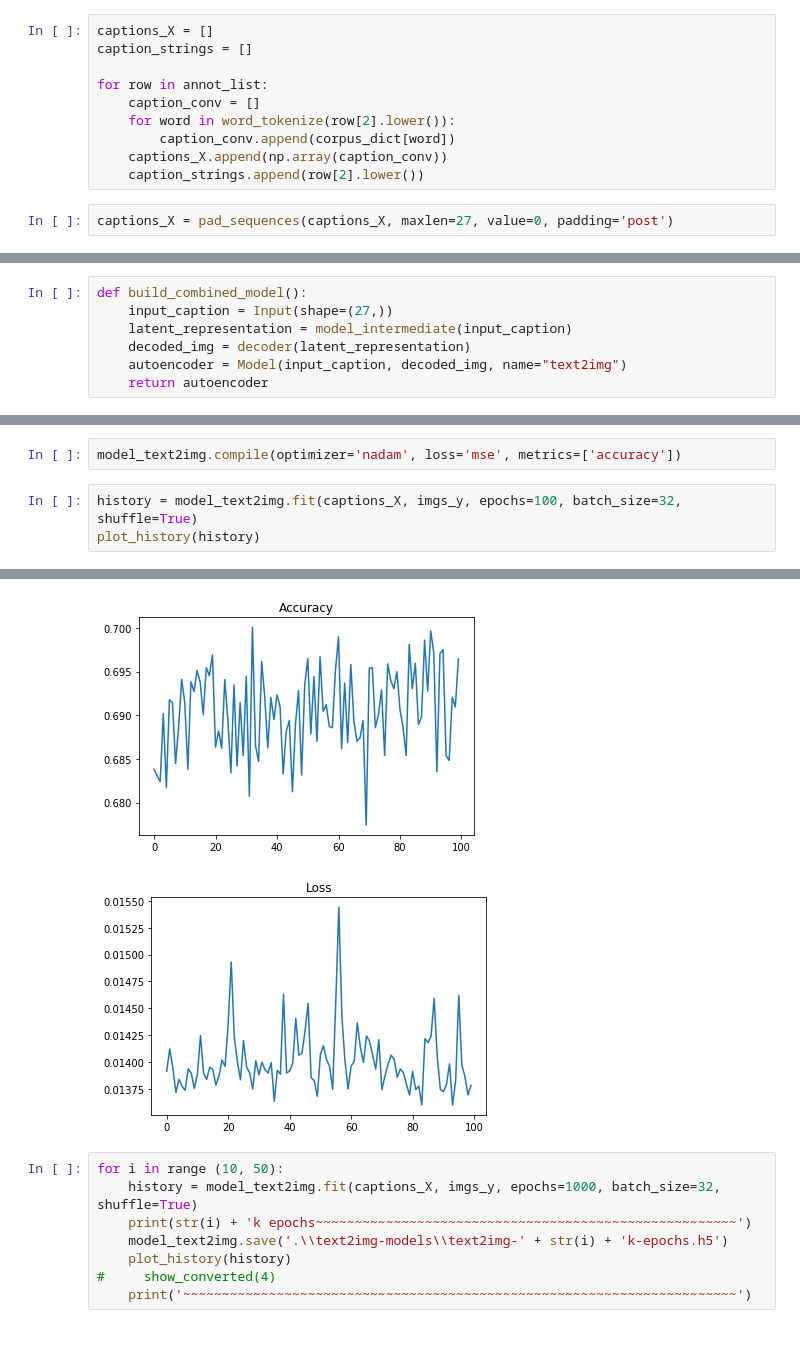
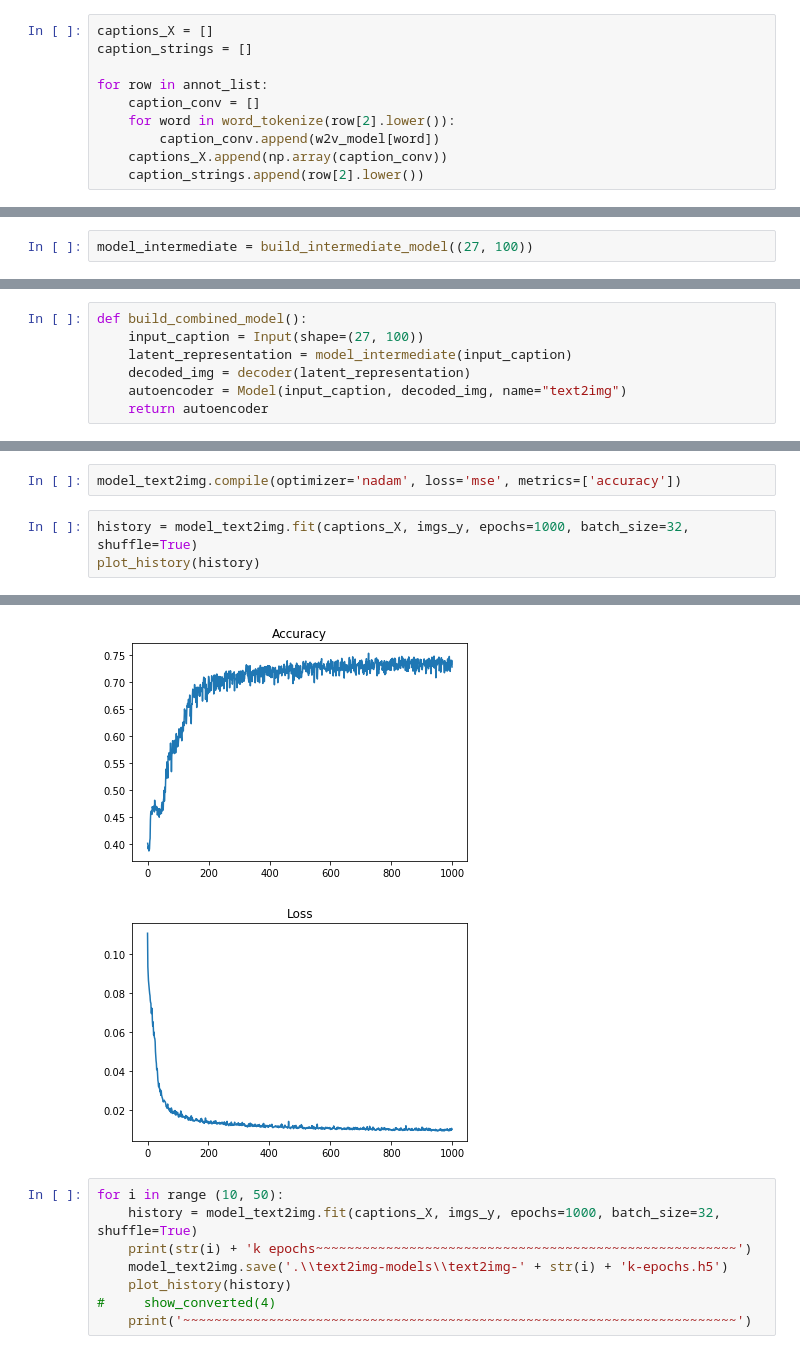
Before and after one commit to joasepul/caption-to-image-synthesis, a Jupyter notebook: text-to-image.ipynb, the cells around one changed output, grey strips where cells are left out. Saved outputs shown, nothing was run; the diff lists cells and outputs as text.

Commit message:
Revised text encoding model

```diff
--- a/text-to-image.ipynb
+++ b/text-to-image.ipynb
@@ -55,8 +60,6 @@ caption_strings = []
 for row in annot_list:
     caption_conv = []
     for word in word_tokenize(row[2].lower()):
-        caption_conv.append(corpus_dict[word])
+        caption_conv.append(w2v_model[word])
     captions_X.append(np.array(caption_conv))
     caption_strings.append(row[2].lower())
-# %%
-captions_X = pad_sequences(captions_X, maxlen=27, value=0, padding='post')
@@ -156,3 +171,5 @@ Tensor("embedding_3/embedding_lookup/Identity:0", shape=(?, 27, 64), dtype=float
+# %%
+model_intermediate = build_intermediate_model((27, 100))
 # %%
 model_intermediate.summary()
 # %% [output]
@@ -180,6 +197,6 @@ len(model_intermediate.layers)
 # %%
 def build_combined_model():
-    input_caption = Input(shape=(27,))
+    input_caption = Input(shape=(27, 100))
     latent_representation = model_intermediate(input_caption)
     decoded_img = decoder(latent_representation)
     autoencoder = Model(input_caption, decoded_img, name="text2img")
@@ -205,6 +222,6 @@ _________________________________________________________________
 # %%
 model_text2img.compile(optimizer='nadam', loss='mse', metrics=['accuracy'])
 # %%
-history = model_text2img.fit(captions_X, imgs_y, epochs=100, batch_size=32, shuffle=True)
+history = model_text2img.fit(captions_X, imgs_y, epochs=1000, batch_size=32, shuffle=True)
 plot_history(history)
 # %% [output]
@@ -228,5 +245,5 @@ Epoch 100/100
-[figure, old version]
+[figure, new version]
-[figure, old version]
+[figure, new version]
 # %%
 for i in range (10, 50):
     history = model_text2img.fit(captions_X, imgs_y, epochs=1000, batch_size=32, shuffle=True)
```
Also changed, not shown: parts of 21 cells of this notebook.
